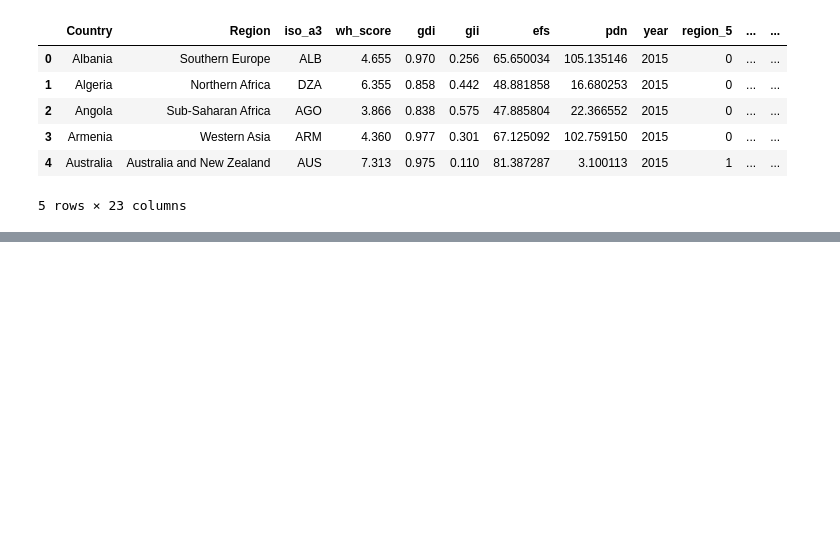
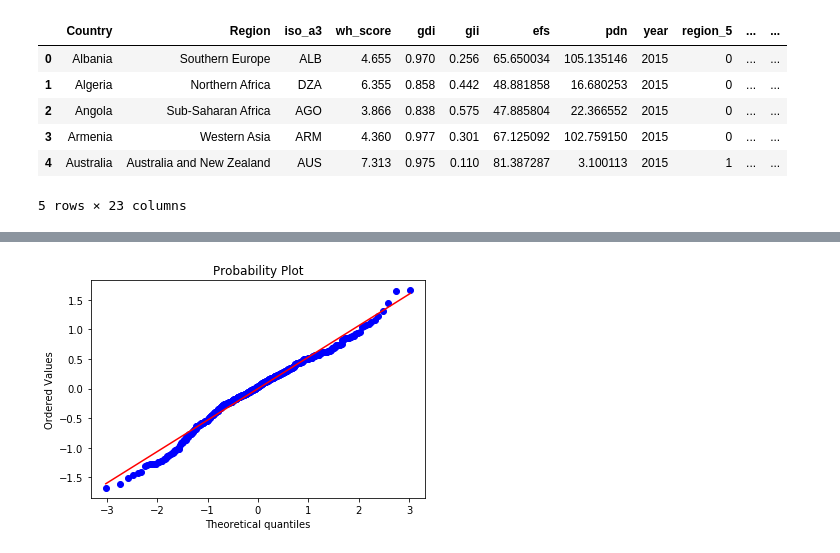
Before and after one commit to nina-driver/Springboard-Capstone-1, a Jupyter notebook: In-Depth Analysis.ipynb, the cells around one changed output, grey strips where cells are left out. Cells and saved outputs as stored; diff of their text form; code cells hidden in the pictures; blank space fills up the shorter version.

```diff
--- a/In-Depth Analysis.ipynb
+++ b/In-Depth Analysis.ipynb
@@ -211,0 +220,5 @@ strong multicollinearity problems or that the design matrix is singular.
+# %%
+stats.probplot(m6.resid, plot=plt)
+plt.show()
+# %% [output]
+[figure, added]
```
Also changed, not shown: parts of 10 cells of this notebook.
